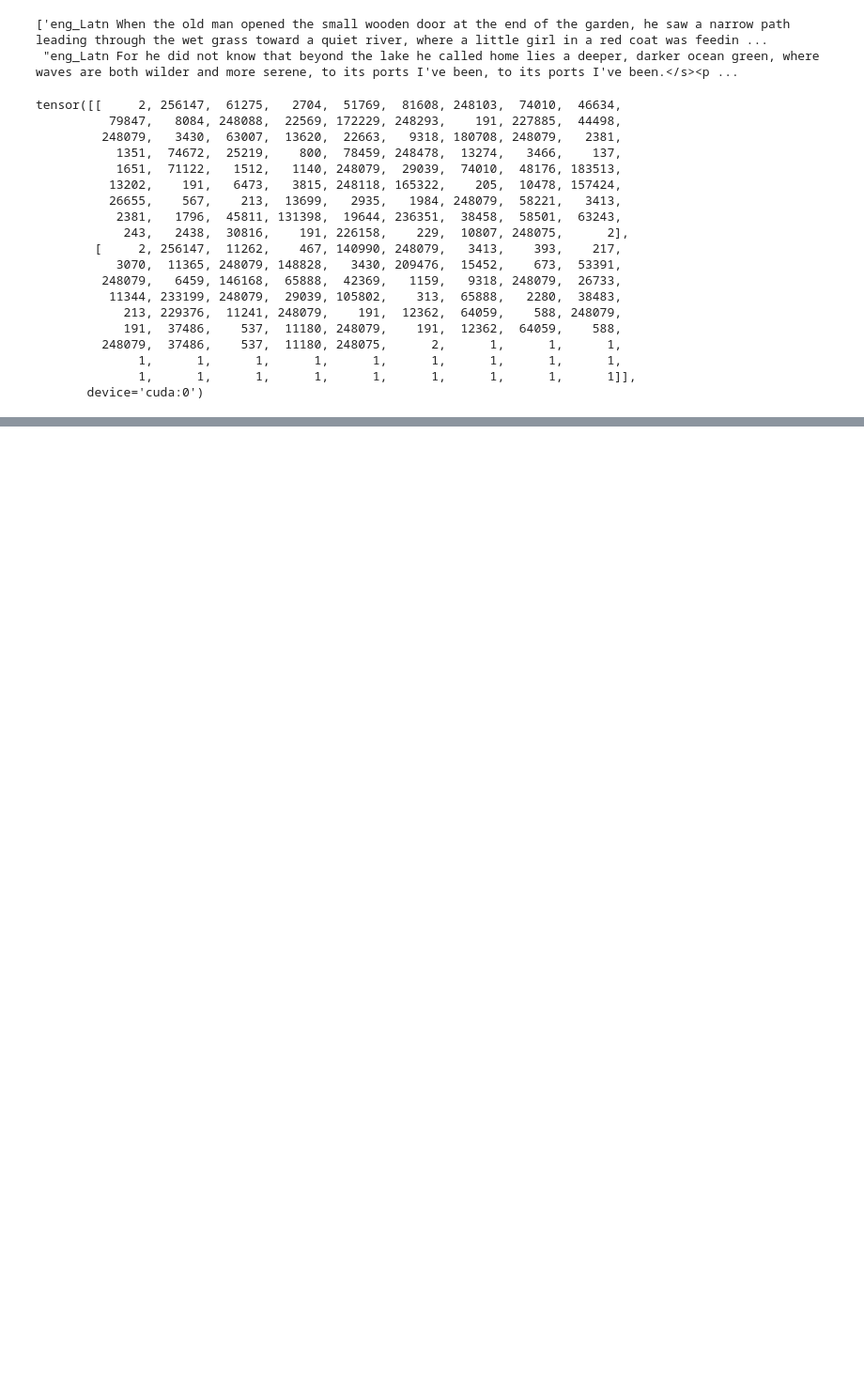
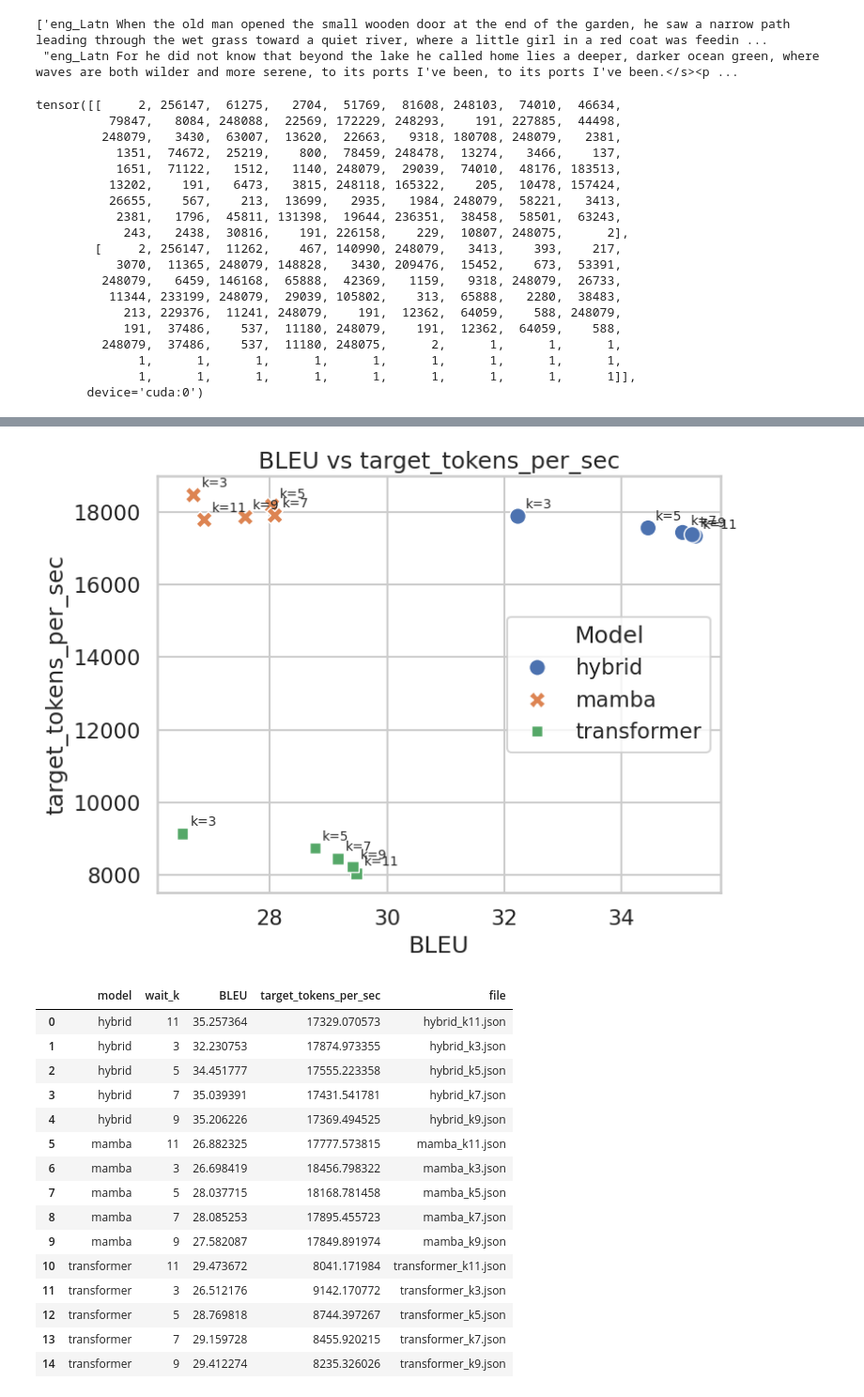
Before and after one commit to OldestSalt/LinearSimultMT, a Jupyter notebook: test.ipynb, the cells around one changed output, grey strips where cells are left out. Shown at 94% size. Cells and saved outputs as stored; diff of their text form; code cells hidden in the pictures; blank space fills up the shorter version.

```diff
--- a/test.ipynb
+++ b/test.ipynb
@@ -184,0 +475,25 @@ OrderedDict([('backbone.embedding.weight',
+# %%
+plot_metrics_scatter_for_k(
+    metrics_dir="./metrics",
+    x_metric="BLEU",
+    y_metric="target_tokens_per_sec",
+    save_path="./plots/bleu.target_tokents_per_sec.png",
+)
+# %% [output]
+[figure, added]
+|  | model | wait_k | BLEU | target_tokens_per_sec | file |
+| 0 | hybrid | 11 | 35.257364 | 17329.070573 | hybrid_k11.json |
+| 1 | hybrid | 3 | 32.230753 | 17874.973355 | hybrid_k3.json |
+| 2 | hybrid | 5 | 34.451777 | 17555.223358 | hybrid_k5.json |
+| 3 | hybrid | 7 | 35.039391 | 17431.541781 | hybrid_k7.json |
+| 4 | hybrid | 9 | 35.206226 | 17369.494525 | hybrid_k9.json |
+| 5 | mamba | 11 | 26.882325 | 17777.573815 | mamba_k11.json |
+| 6 | mamba | 3 | 26.698419 | 18456.798322 | mamba_k3.json |
+| 7 | mamba | 5 | 28.037715 | 18168.781458 | mamba_k5.json |
+| 8 | mamba | 7 | 28.085253 | 17895.455723 | mamba_k7.json |
+| 9 | mamba | 9 | 27.582087 | 17849.891974 | mamba_k9.json |
+| 10 | transformer | 11 | 29.473672 | 8041.171984 | transformer_k11.json |
+| 11 | transformer | 3 | 26.512176 | 9142.170772 | transformer_k3.json |
+| 12 | transformer | 5 | 28.769818 | 8744.397267 | transformer_k5.json |
+| 13 | transformer | 7 | 29.159728 | 8455.920215 | transformer_k7.json |
+| 14 | transformer | 9 | 29.412274 | 8235.326026 | transformer_k9.json |
```
Also changed, not shown: parts of 17 cells of this notebook, 9 other files.
